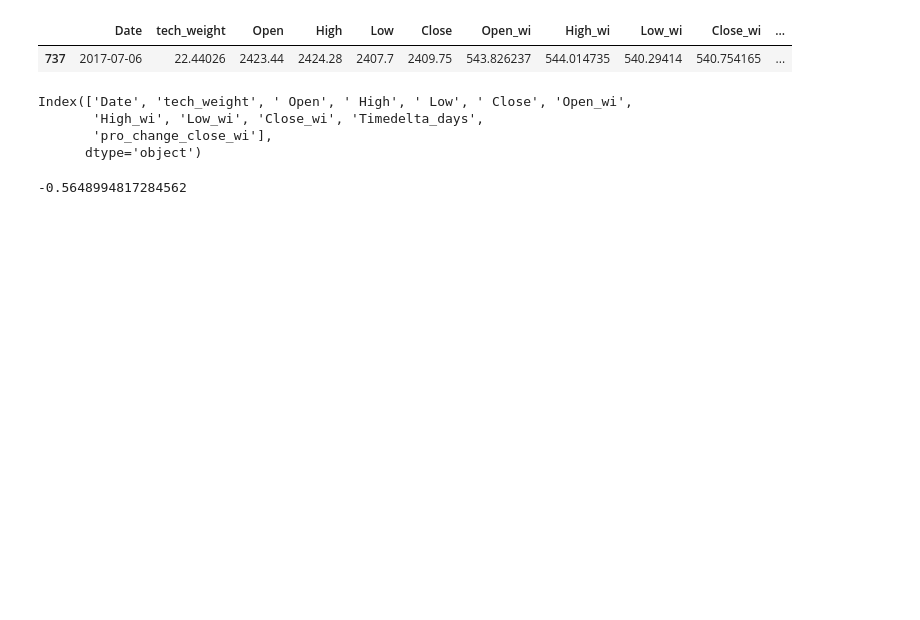
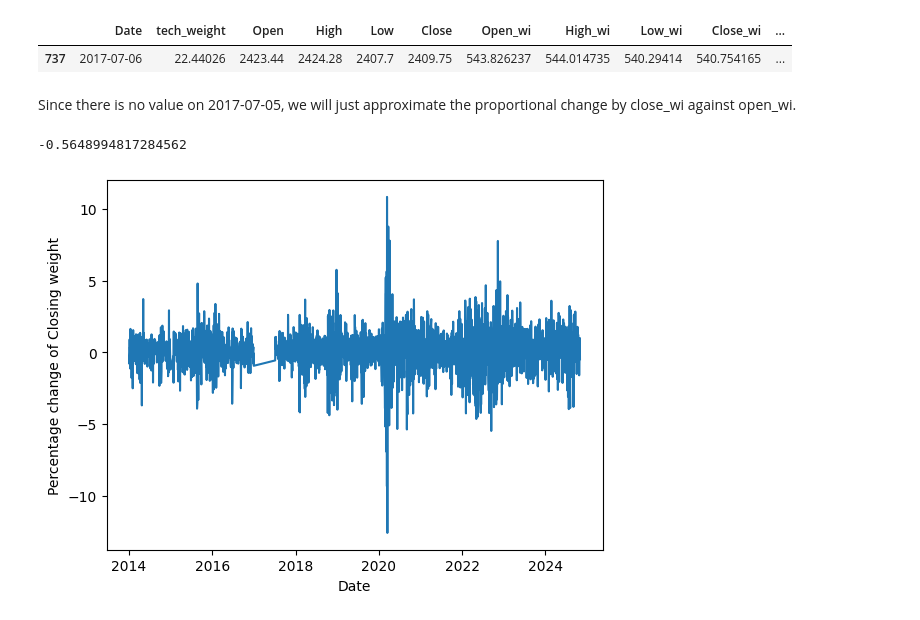
Before and after one commit to YCoeusZ/industrial-resources-and-its-impact, a Jupyter notebook: data/processing/PD02/PD02_proportional_change_for_stock.ipynb, the cells around one changed output. Saved outputs shown, nothing was run; the diff lists cells and outputs as text; code cells hidden in the pictures; blank space fills up the shorter version.

```diff
--- a/data/processing/PD02/PD02_proportional_change_for_stock.ipynb
+++ b/data/processing/PD02/PD02_proportional_change_for_stock.ipynb
@@ -76,18 +80,19 @@ df_his_index[df_his_index["Date"]=="2017-07-06"]
 # %% [output]
 |  | Date | tech_weight | Open | High | Low | Close | Open_wi | High_wi | Low_wi | Close_wi | ... |
 | 737 | 2017-07-06 | 22.44026 | 2423.44 | 2424.28 | 2407.7 | 2409.75 | 543.826237 | 544.014735 | 540.29414 | 540.754165 | ... |
-# %%
-df_his_index.columns
-# %% [output]
-Index(['Date', 'tech_weight', ' Open', ' High', ' Low', ' Close', 'Open_wi',
-       'High_wi', 'Low_wi', 'Close_wi', 'Timedelta_days',
-       'pro_change_close_wi'],
-      dtype='object')
+# %% [markdown]
+Since there is no value on 2017-07-05, we will just approximate the proportional change by close_wi against open_wi.
 # %%
 df_his_index.at[737,"pro_change_close_wi"]=(df_his_index.loc[737]["Close_wi"]-df_his_index.loc[737]["Open_wi"])*100/df_his_index.loc[737]["Open_wi"]
 # %%
 df_his_index.loc[737]["pro_change_close_wi"]
 # %% [output]
 -0.5648994817284562
+# %%
+sns.lineplot(data=df_his_index, x="Date", y="pro_change_close_wi")
+plt.ylabel("Percentage change of Closing weight")
+plt.show()
+# %% [output]
+[figure, added]
 # %%
 df_his_index.to_csv("../../processed/his_index_tech_500_stable_14_24.csv", index=False)
```
Also changed, not shown: parts of 2 cells of this notebook, 4 other files.
